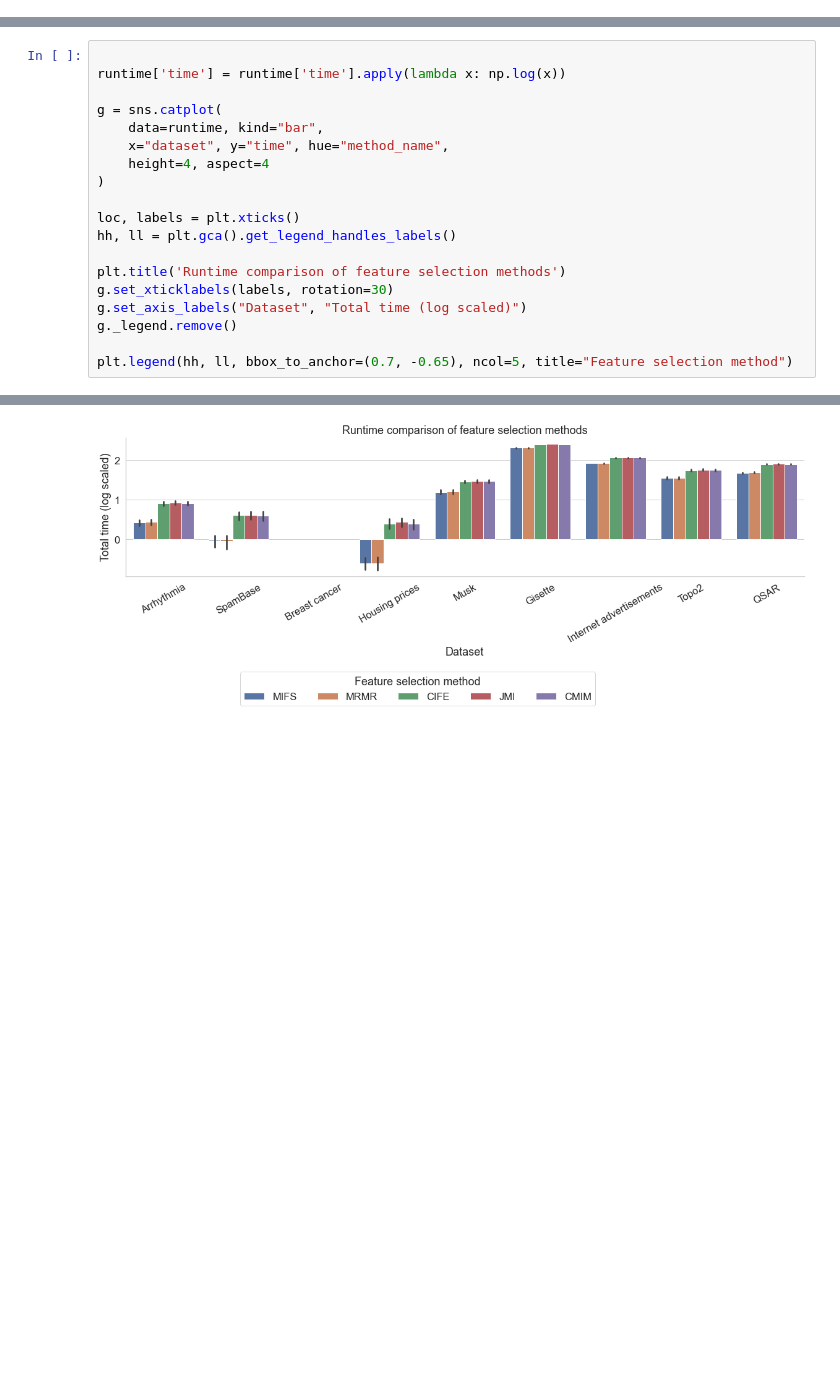
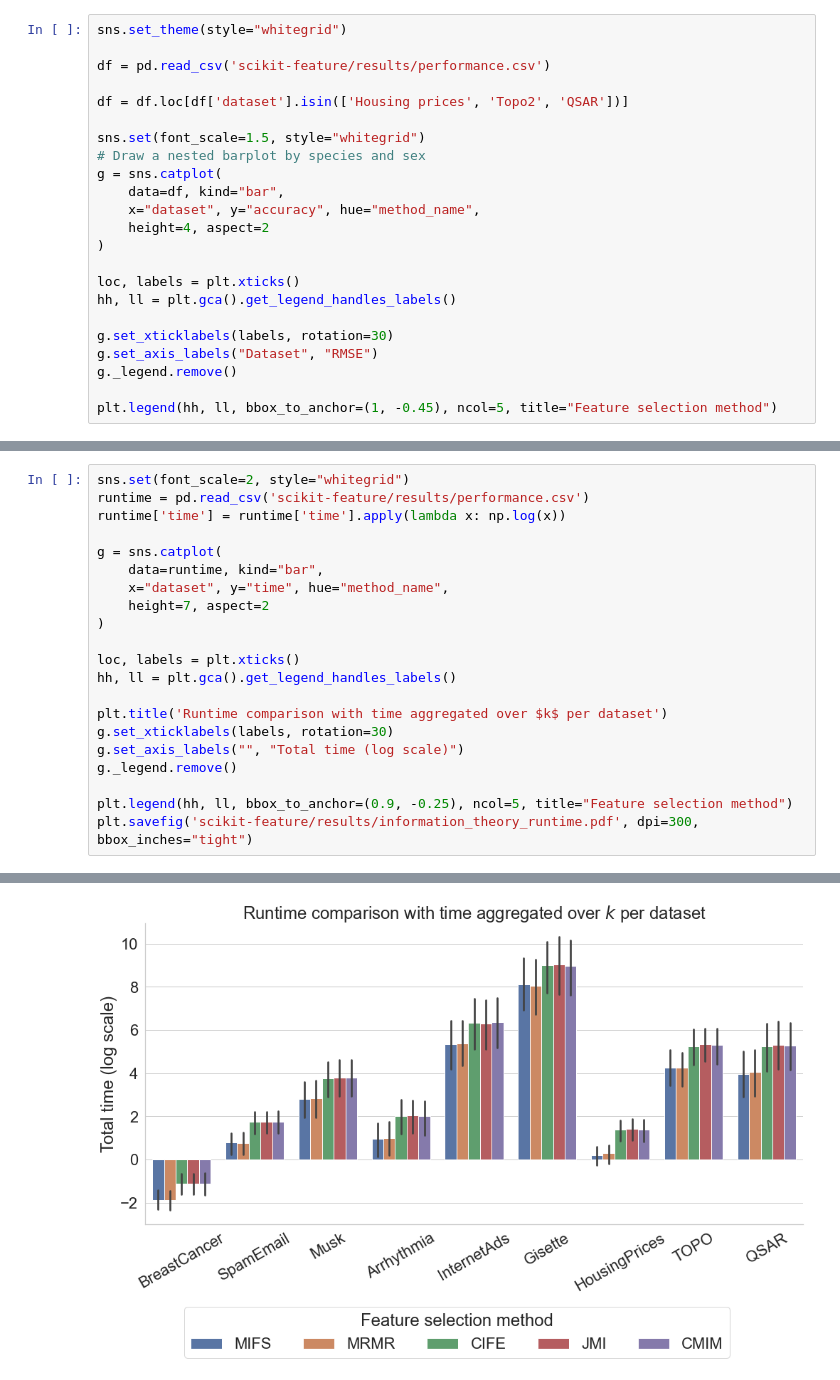
Before and after one commit to delftdata/bsc_research_project_q4_2023, a Jupyter notebook: information-theoretical-based/visualisations.ipynb, the cells around one changed output, grey strips where cells are left out. Drawn from its saved outputs; the diff is of its cells as text; blank space fills up the shorter version.

```diff
--- a/information-theoretical-based/visualisations.ipynb
+++ b/information-theoretical-based/visualisations.ipynb
@@ -33,0 +32,23 @@ runtime = pd.read_csv('scikit-feature/feature_selection_no_accuracy.csv')
+# %%
+sns.set_theme(style="whitegrid")
+
+df = pd.read_csv('scikit-feature/results/performance.csv')
+
+df = df.loc[df['dataset'].isin(['Housing prices', 'Topo2', 'QSAR'])]
+
+sns.set(font_scale=1.5, style="whitegrid")
+# Draw a nested barplot by species and sex
+g = sns.catplot(
+    data=df, kind="bar",
+    x="dataset", y="accuracy", hue="method_name",
+    height=4, aspect=2
+)
+
+loc, labels = plt.xticks()
+hh, ll = plt.gca().get_legend_handles_labels()
+
+g.set_xticklabels(labels, rotation=30)
+g.set_axis_labels("Dataset", "RMSE")
+g._legend.remove()
+
+plt.legend(hh, ll, bbox_to_anchor=(1, -0.45), ncol=5, title="Feature selection method")
@@ -34,20 +58,22 @@ runtime = pd.read_csv('scikit-feature/feature_selection_no_accuracy.csv')
 # %%
-
+sns.set(font_scale=2, style="whitegrid")
+runtime = pd.read_csv('scikit-feature/results/performance.csv')
 runtime['time'] = runtime['time'].apply(lambda x: np.log(x))
 
 g = sns.catplot(
     data=runtime, kind="bar",
     x="dataset", y="time", hue="method_name",
-    height=4, aspect=4
+    height=7, aspect=2
 )
 
 loc, labels = plt.xticks()
 hh, ll = plt.gca().get_legend_handles_labels()
 
-plt.title('Runtime comparison of feature selection methods')
+plt.title('Runtime comparison with time aggregated over $k$ per dataset')
 g.set_xticklabels(labels, rotation=30)
-g.set_axis_labels("Dataset", "Total time (log scaled)")
+g.set_axis_labels("", "Total time (log scale)")
 g._legend.remove()
 
-plt.legend(hh, ll, bbox_to_anchor=(0.7, -0.65), ncol=5, title="Feature selection method")
+plt.legend(hh, ll, bbox_to_anchor=(0.9, -0.25), ncol=5, title="Feature selection method")
+plt.savefig('scikit-feature/results/information_theory_runtime.pdf', dpi=300, bbox_inches="tight")
 # %% [output]
@@ -55,2 +80,2 @@ plt.legend(hh, ll, bbox_to_anchor=(0.7, -0.65), ncol=5, title="Feature selection
-[figure, old version]
+[figure, new version]
 # %%
```
Also changed, not shown: parts of 9 cells of this notebook, 1 other file.
